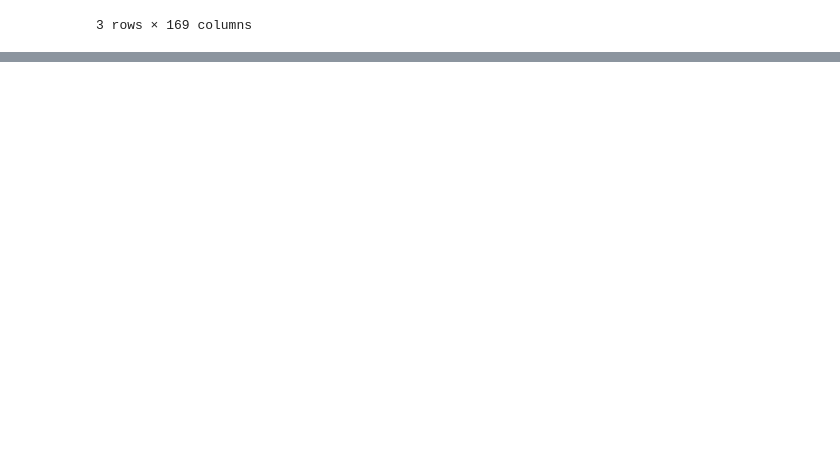
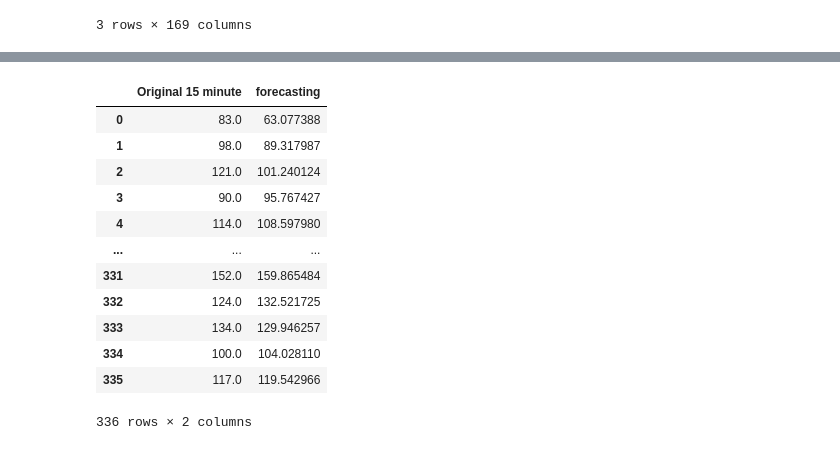
Before and after one commit to SeoHyun1024/kamp-resource-optimization-benchmark, a Jupyter notebook: notebooks/01_preprocessing.ipynb, the cells around one changed output, grey strips where cells are left out. Drawn from its saved outputs; the diff is of its cells as text; code cells hidden in the pictures; blank space fills up the shorter version.

```diff
--- a/notebooks/01_preprocessing.ipynb
+++ b/notebooks/01_preprocessing.ipynb
@@ -358,0 +533,5 @@ daily_data.head(3)
+# %%
+data_original = daily_data[["Peak Consumption in 15 minute"]]
+# %%
+forecast = pd.read_csv("../results/the_best_rnn_pred_168.csv")["forecasting"]
+forecast
@@ -358,0 +553,17 @@ daily_data.head(3)
+# %%
+compare_result['forecasting'] = forecast
+compare_result
+# %% [output]
+|  | Original 15 minute | forecasting |
+| 0 | 83.0 | 63.077388 |
+| 1 | 98.0 | 89.317987 |
+| 2 | 121.0 | 101.240124 |
+| 3 | 90.0 | 95.767427 |
+| 4 | 114.0 | 108.597980 |
+| ... | ... | ... |
+| 331 | 152.0 | 159.865484 |
+| 332 | 124.0 | 132.521725 |
+| 333 | 134.0 | 129.946257 |
+| 334 | 100.0 | 104.028110 |
+| 335 | 117.0 | 119.542966 |
+336 rows × 2 columns
```
Also changed, not shown: parts of 24 cells of this notebook, 1 other file.
